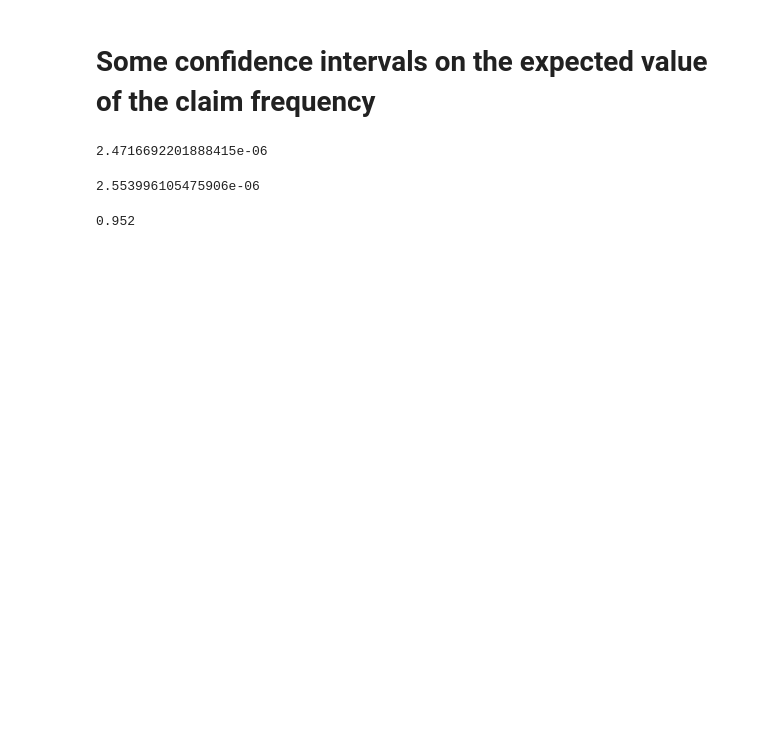
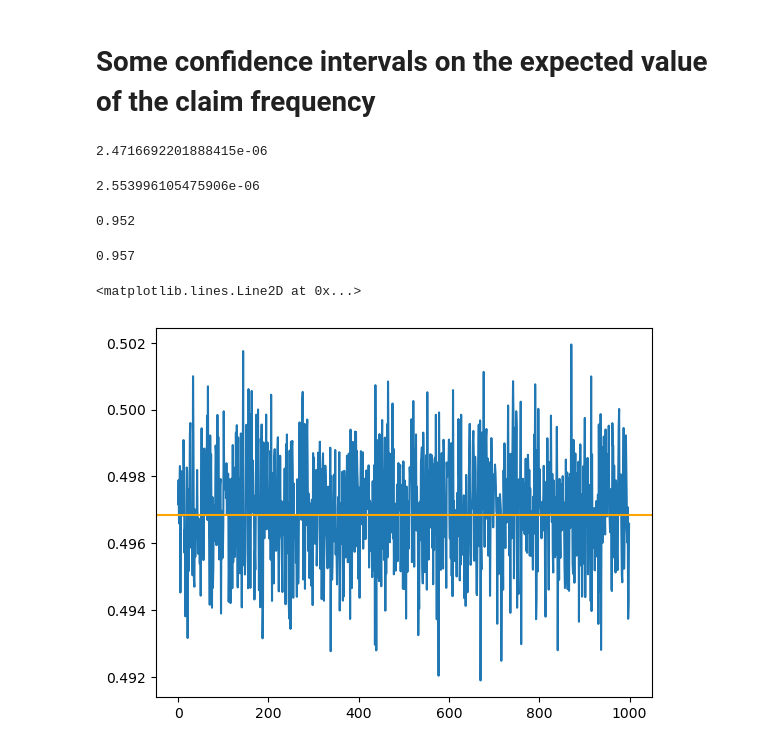
Before and after one commit to m-maggi/PyNotebooks, a Jupyter notebook: notebooks/model_loss/calc_conf_int.ipynb, the cells around one changed output. Cells and saved outputs as stored; diff of their text form; code cells hidden in the pictures; blank space fills up the shorter version.

```diff
--- a/notebooks/model_loss/calc_conf_int.ipynb
+++ b/notebooks/model_loss/calc_conf_int.ipynb
@@ -37,3 +37,16 @@ np.sum(
     ) / N_EXPERIMENTS
 # %% [output]
 0.952
+# %%
+np.sum(
+    (mu < mu_weighted + 2 * np.sqrt(theoretical_var_ybar)) &
+    (mu >= mu_weighted - 2 * np.sqrt(theoretical_var_ybar))
+    ) / N_EXPERIMENTS
+# %% [output]
+0.957
+# %%
+plt.plot(ci_low)
+plt.axhline(mu - 2 * np.sqrt(theoretical_var_ybar), color="orange")
+# %% [output]
+<matplotlib.lines.Line2D at 0x...>
+[figure, added]
```
Also changed, not shown: parts of 1 cell of this notebook.
